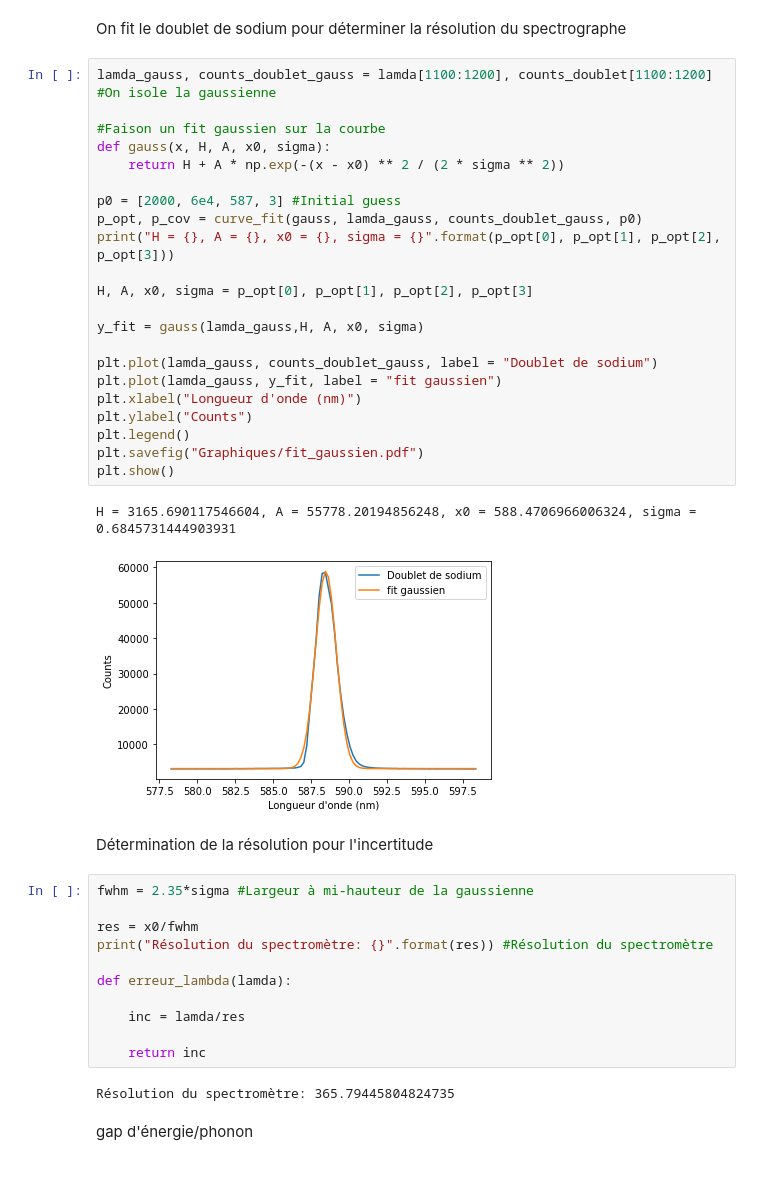
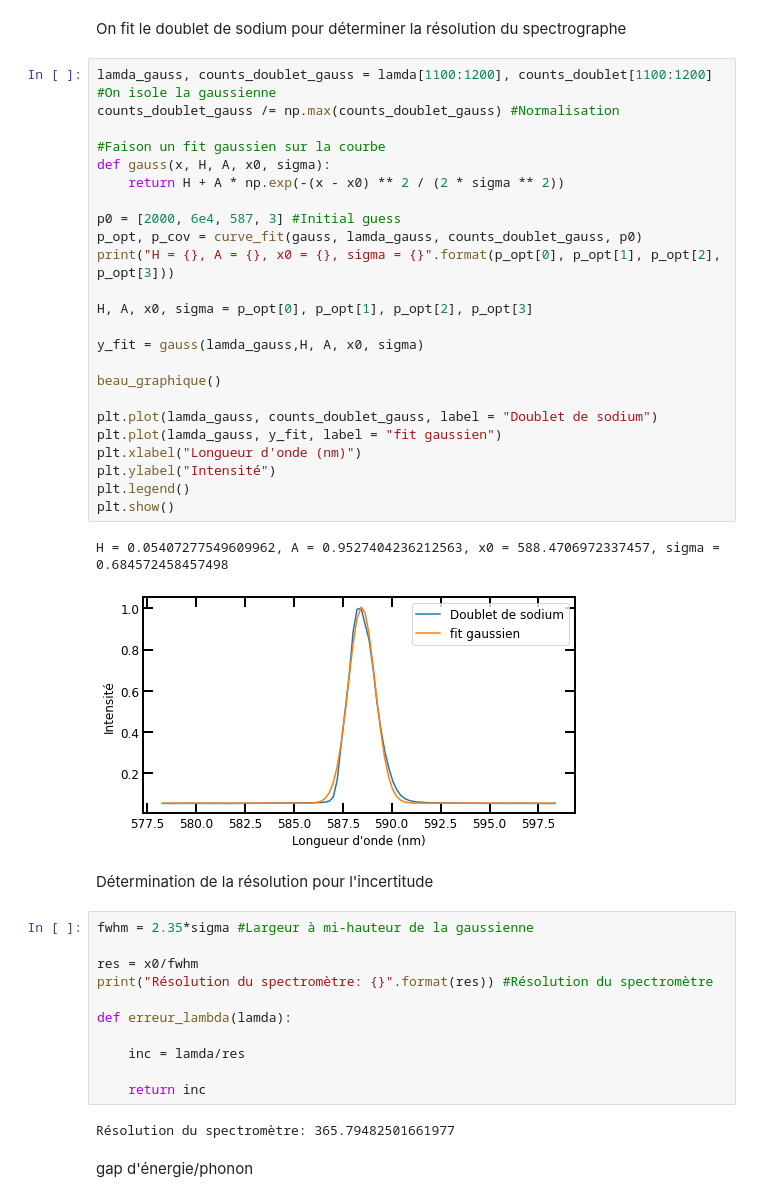
Before and after one commit to pierrotlamontagne/Github-labo-3, a Jupyter notebook: ABS/Analyse.ipynb, the cells around one changed output. Drawn from its saved outputs; the diff is of its cells as text; blank space fills up the shorter version.

Commit message:
Beau graphiques

```diff
--- a/ABS/Analyse.ipynb
+++ b/ABS/Analyse.ipynb
@@ -89,29 +90,31 @@ lamda, counts_vitre_feuille = np.loadtxt("Données/vitre_feuille_vieux_arbre.txt
 On fit le doublet de sodium pour déterminer la résolution du spectrographe
 # %%
 lamda_gauss, counts_doublet_gauss = lamda[1100:1200], counts_doublet[1100:1200] #On isole la gaussienne
+counts_doublet_gauss /= np.max(counts_doublet_gauss) #Normalisation
 
 #Faison un fit gaussien sur la courbe
 def gauss(x, H, A, x0, sigma):
     return H + A * np.exp(-(x - x0) ** 2 / (2 * sigma ** 2))
 
 p0 = [2000, 6e4, 587, 3] #Initial guess
 p_opt, p_cov = curve_fit(gauss, lamda_gauss, counts_doublet_gauss, p0)
 print("H = {}, A = {}, x0 = {}, sigma = {}".format(p_opt[0], p_opt[1], p_opt[2], p_opt[3]))
 
 H, A, x0, sigma = p_opt[0], p_opt[1], p_opt[2], p_opt[3]
 
 y_fit = gauss(lamda_gauss,H, A, x0, sigma)
 
+beau_graphique()
+
 plt.plot(lamda_gauss, counts_doublet_gauss, label = "Doublet de sodium")
 plt.plot(lamda_gauss, y_fit, label = "fit gaussien")
 plt.xlabel("Longueur d'onde (nm)")
-plt.ylabel("Counts")
+plt.ylabel("Intensité")
 plt.legend()
-plt.savefig("Graphiques/fit_gaussien.pdf")
 plt.show()
 # %% [output]
-H = 3165.690117546604, A = 55778.20194856248, x0 = 588.4706966006324, sigma = 0.6845731444903931
+H = 0.05407277549609962, A = 0.9527404236212563, x0 = 588.4706972337457, sigma = 0.684572458457498
-[figure, old version]
+[figure, new version]
 # %% [markdown]
 Détermination de la résolution pour l'incertitude
 # %%
@@ -126,7 +129,7 @@ def erreur_lambda(lamda):
 
     return inc
 # %% [output]
-Résolution du spectromètre: 365.79445804824735
+Résolution du spectromètre: 365.79482501661977
 # %% [markdown]
 gap d'énergie/phonon
 # %%
```
Also changed, not shown: parts of 5 cells of this notebook, 3 other files.
